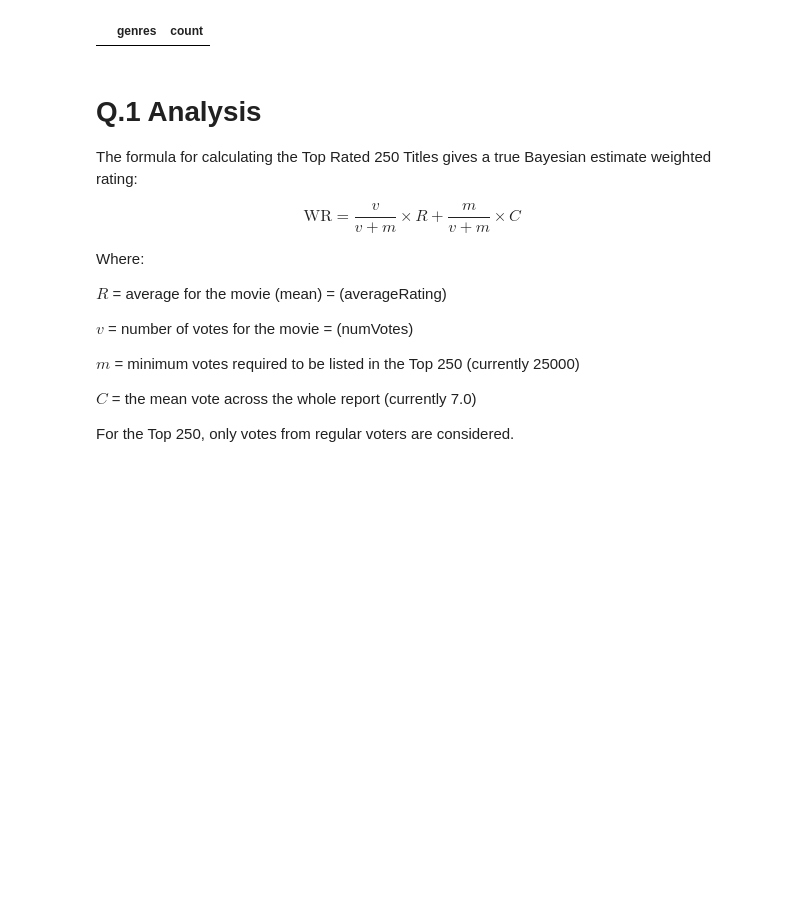
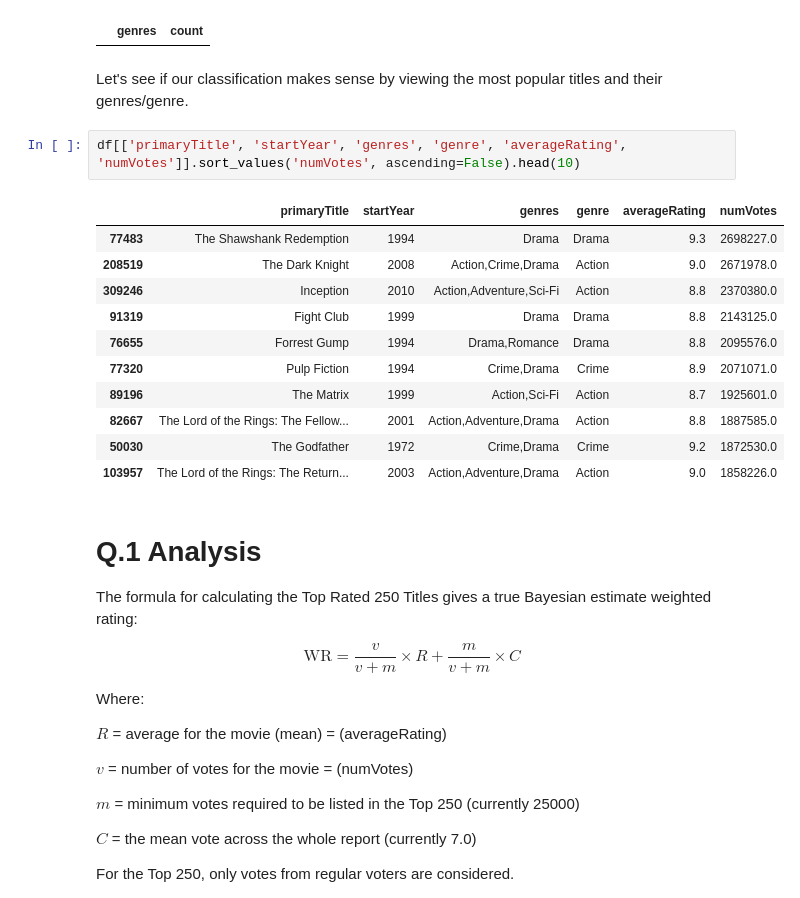
Before and after one commit to a-maksimov/data_analysis, a Jupyter notebook: imdb_horror_analysis.ipynb, the cells around one changed output. Saved outputs shown, nothing was run; the diff lists cells and outputs as text; blank space fills up the shorter version.

```diff
--- a/imdb_horror_analysis.ipynb
+++ b/imdb_horror_analysis.ipynb
@@ -200,6 +200,22 @@ We check which of genres combinations have NaN in "genre" column. Should be empt
 df[df['genre'].isna()].groupby('genres')['tconst'].count().reset_index(name='count').sort_values(['count'], ascending=False)
 # %% [output]
 |  | genres | count |
+# %% [markdown]
+Let's see if our classification makes sense by viewing the most popular titles and their genres/genre.
+# %%
+df[['primaryTitle', 'startYear', 'genres', 'genre', 'averageRating', 'numVotes']].sort_values('numVotes', ascending=False).head(10)
+# %% [output]
+|  | primaryTitle | startYear | genres | genre | averageRating | numVotes |
+| 77483 | The Shawshank Redemption | 1994 | Drama | Drama | 9.3 | 2698227.0 |
+| 208519 | The Dark Knight | 2008 | Action,Crime,Drama | Action | 9.0 | 2671978.0 |
+| 309246 | Inception | 2010 | Action,Adventure,Sci-Fi | Action | 8.8 | 2370380.0 |
+| 91319 | Fight Club | 1999 | Drama | Drama | 8.8 | 2143125.0 |
+| 76655 | Forrest Gump | 1994 | Drama,Romance | Drama | 8.8 | 2095576.0 |
+| 77320 | Pulp Fiction | 1994 | Crime,Drama | Crime | 8.9 | 2071071.0 |
+| 89196 | The Matrix | 1999 | Action,Sci-Fi | Action | 8.7 | 1925601.0 |
+| 82667 | The Lord of the Rings: The Fellow... | 2001 | Action,Adventure,Drama | Action | 8.8 | 1887585.0 |
+| 50030 | The Godfather | 1972 | Crime,Drama | Crime | 9.2 | 1872530.0 |
+| 103957 | The Lord of the Rings: The Return... | 2003 | Action,Adventure,Drama | Action | 9.0 | 1858226.0 |
 # %% [markdown]
 # Q.1 Analysis
 The formula for calculating the Top Rated 250 Titles gives a true Bayesian estimate weighted rating:
```
Also changed, not shown: parts of 14 cells of this notebook.
